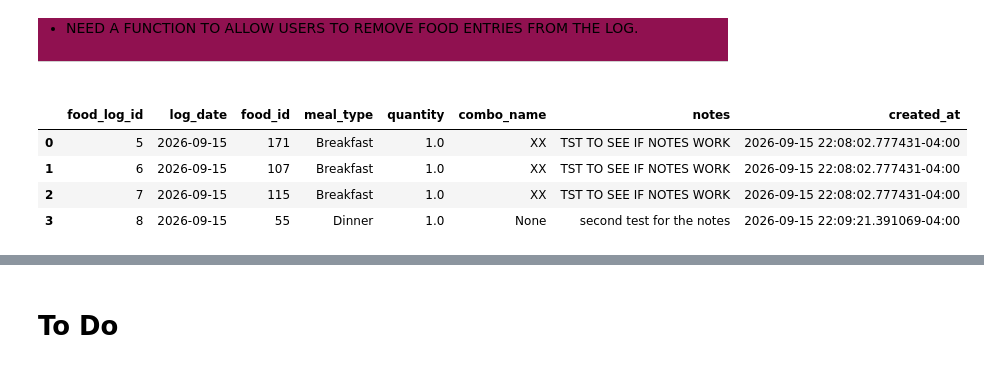
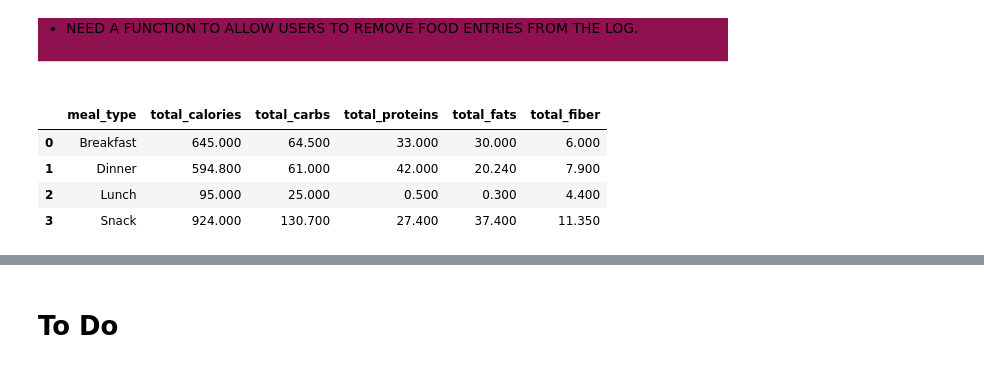
Before and after one commit to YosefCh/Digital-You, a Jupyter notebook: pseudocode.ipynb, the cells around one changed output, grey strips where cells are left out. Cells and saved outputs as stored; diff of their text form; code cells hidden in the pictures.

Commit message:
Inserted starter query for food per day

```diff
--- a/pseudocode.ipynb
+++ b/pseudocode.ipynb
@@ -30,18 +30,31 @@ As of 2026-09-15 | 11:06 PM
 ---
 # %%
 from postgres import run_select
-query_1 = """
-        select l.*, f.name from food_log l
-                   join food f on l.food_id = f.food_id
-                   where log_date = '2026-09-13'
+food_per_day = """
+        SELECT
+        -- starting query for food still doesn't get the correct serving sizes for the combos
+                l.meal_type,
+                SUM(f.calories * l.quantity) AS total_calories,
+                SUM(f.carbohydrates * l.quantity) AS total_carbs,
+                SUM(f.proteins * l.quantity) AS total_proteins,
+                SUM(f.fats * l.quantity) AS total_fats,
+                SUM(f.fiber * l.quantity) AS total_fiber
+                FROM food_log l
+                LEFT JOIN food f
+                ON f.food_id = l.food_id
+                WHERE l.log_date = DATE '2026-09-14'
+
+                GROUP BY l.meal_type
+                ORDER BY l.meal_type;
+
           """
-run_select("""
+run_select(f"""
+           {food_per_day}
 
-           select * from food_log where log_date = '2026-09-15'
            """)
 # %% [output]
-|  | food_log_id | log_date | food_id | meal_type | quantity | combo_name | notes | created_at |
-| 0 | 5 | 2026-09-15 | 171 | Breakfast | 1.0 | XX | TST TO SEE IF NOTES WORK | 2026-09-15 22:08:02.777431-04:00 |
-| 1 | 6 | 2026-09-15 | 107 | Breakfast | 1.0 | XX | TST TO SEE IF NOTES WORK | 2026-09-15 22:08:02.777431-04:00 |
-| 2 | 7 | 2026-09-15 | 115 | Breakfast | 1.0 | XX | TST TO SEE IF NOTES WORK | 2026-09-15 22:08:02.777431-04:00 |
-| 3 | 8 | 2026-09-15 | 55 | Dinner | 1.0 | None | second test for the notes | 2026-09-15 22:09:21.391069-04:00 |
+|  | meal_type | total_calories | total_carbs | total_proteins | total_fats | total_fiber |
+| 0 | Breakfast | 645.000 | 64.500 | 33.000 | 30.000 | 6.000 |
+| 1 | Dinner | 594.800 | 61.000 | 42.000 | 20.240 | 7.900 |
+| 2 | Lunch | 95.000 | 25.000 | 0.500 | 0.300 | 4.400 |
+| 3 | Snack | 924.000 | 130.700 | 27.400 | 37.400 | 11.350 |
```
Also changed, not shown: parts of 3 cells of this notebook, 1 other file.
